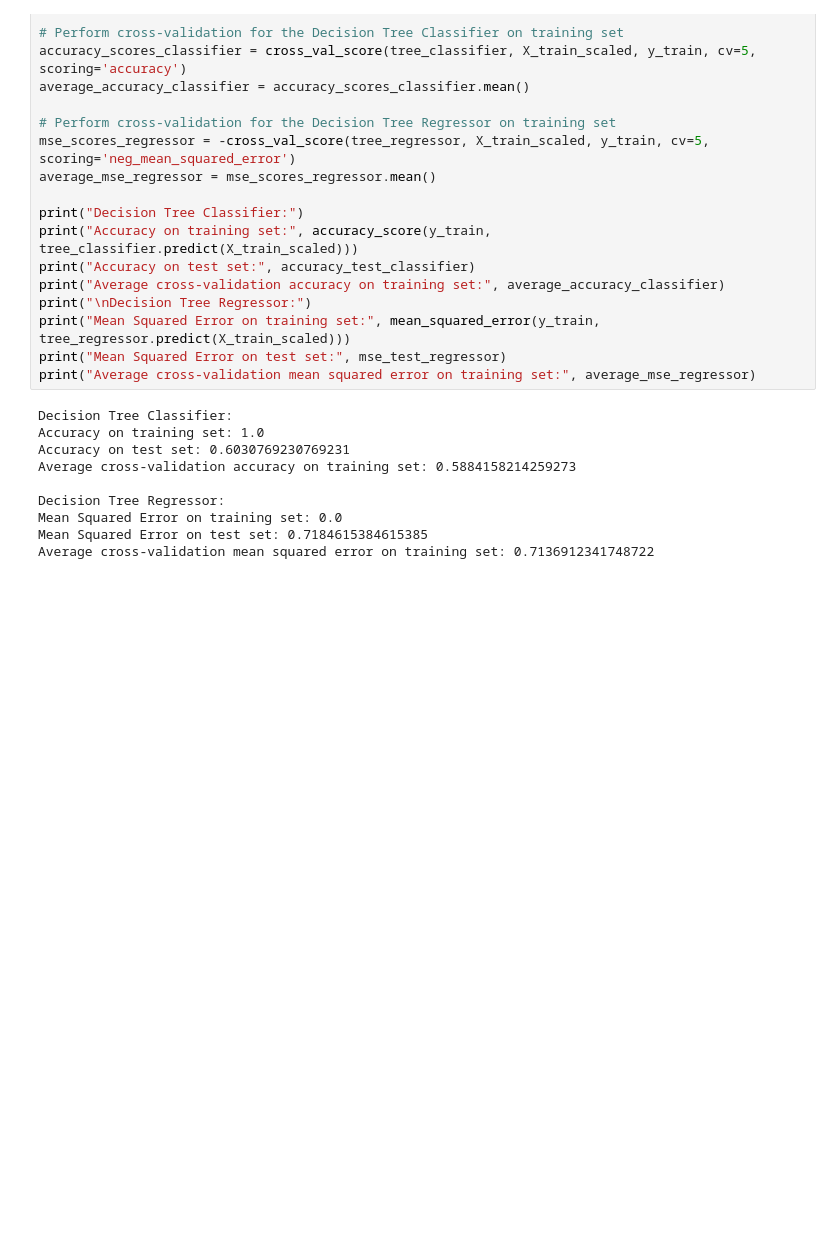
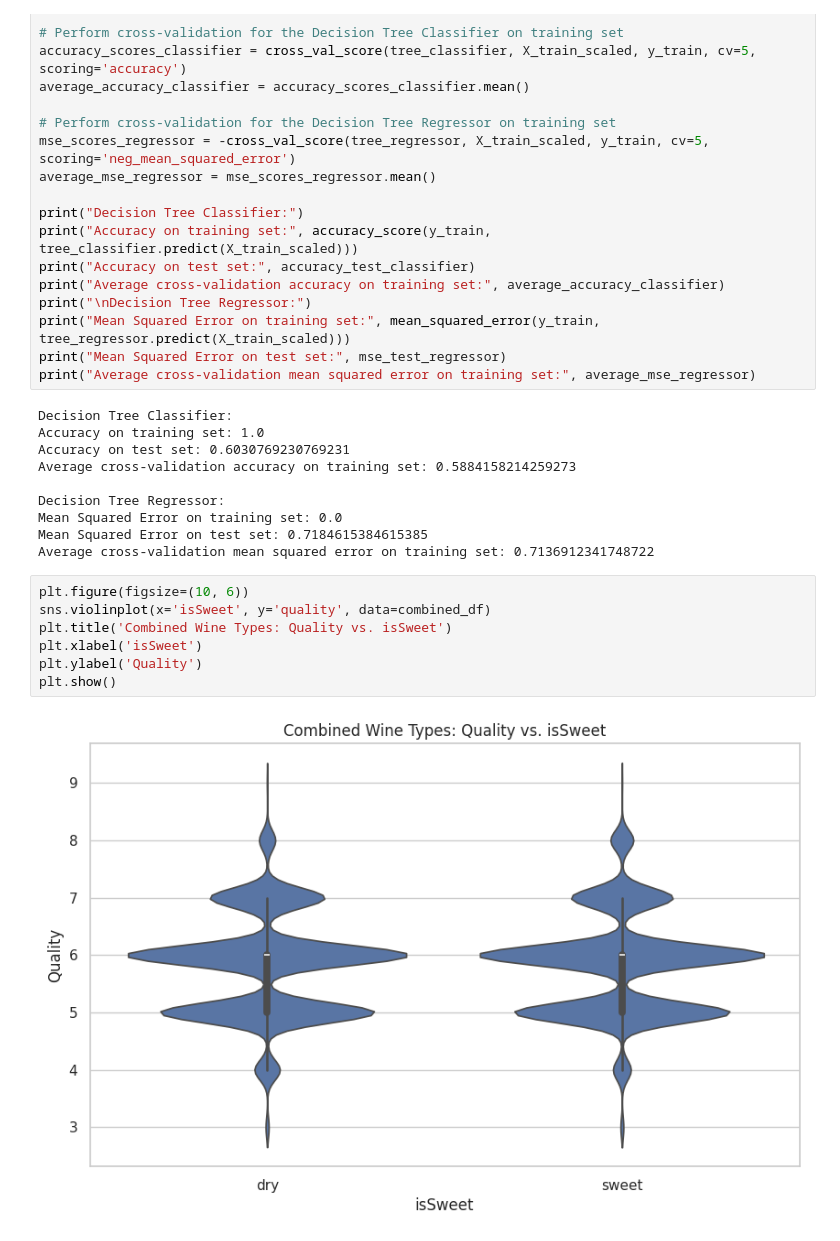
Before and after one commit to SrivikramMV/CSC2031, a Jupyter notebook: CSC2034_R2.ipynb, the cells around one changed output. Drawn from its saved outputs; the diff is of its cells as text; blank space fills up the shorter version.

```diff
--- a/CSC2034_R2.ipynb
+++ b/CSC2034_R2.ipynb
@@ -575,3 +575,12 @@ Decision Tree Regressor:
 Mean Squared Error on training set: 0.0
 Mean Squared Error on test set: 0.7184615384615385
 Average cross-validation mean squared error on training set: 0.7136912341748722
+# %%
+plt.figure(figsize=(10, 6))
+sns.violinplot(x='isSweet', y='quality', data=combined_df)
+plt.title('Combined Wine Types: Quality vs. isSweet')
+plt.xlabel('isSweet')
+plt.ylabel('Quality')
+plt.show()
+# %% [output]
+[figure, added]
```
Also changed, not shown: parts of 1 cell of this notebook.
